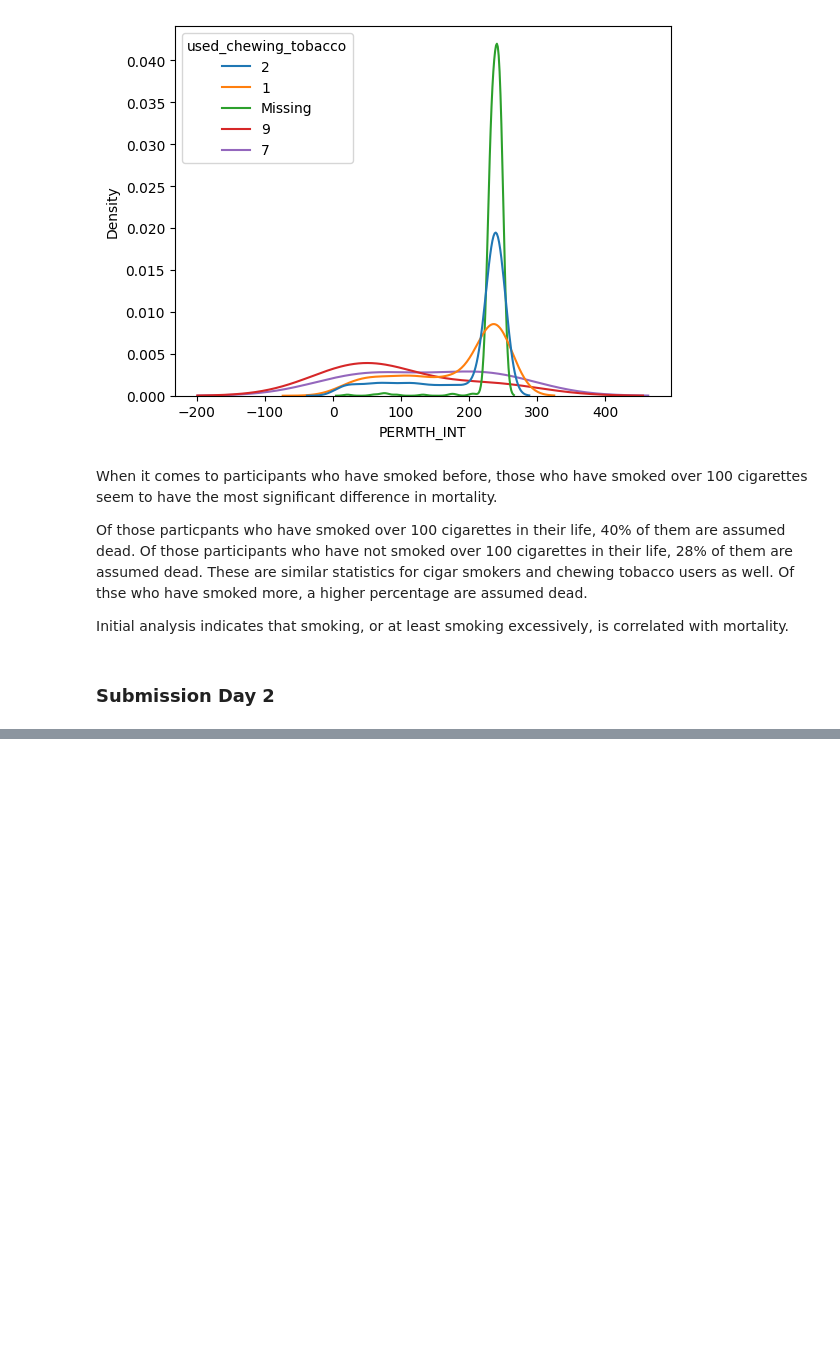
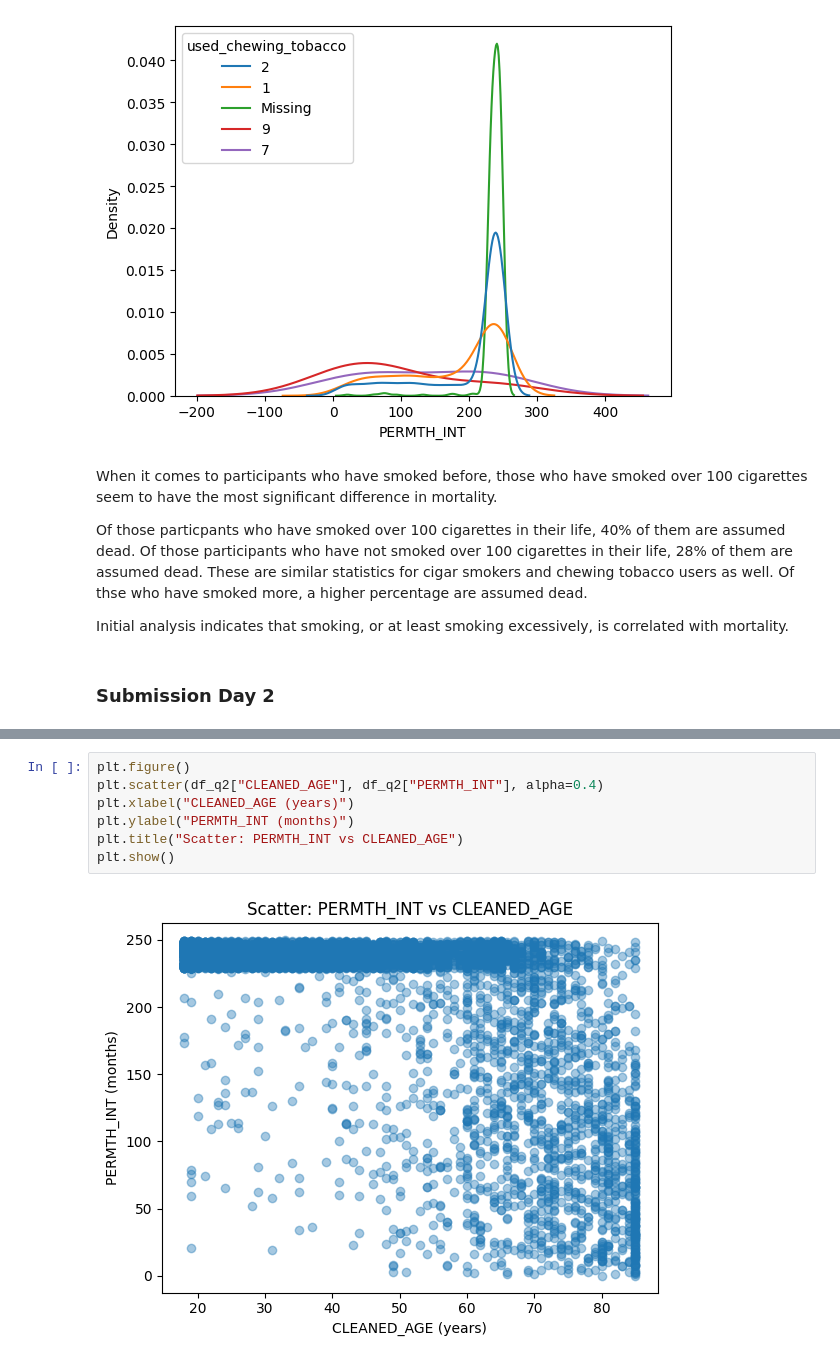
Before and after one commit to kenny507/undergrad_ml_assignments, a Jupyter notebook: project_1_bsds.ipynb, the cells around one changed output, grey strips where cells are left out. Saved outputs shown, nothing was run; the diff lists cells and outputs as text; blank space fills up the shorter version.

```diff
--- a/project_1_bsds.ipynb
+++ b/project_1_bsds.ipynb
@@ -358,0 +486,9 @@ We selected age because it is the strongest baseline driver of mortality risk an
+# %%
+plt.figure()
+plt.scatter(df_q2["CLEANED_AGE"], df_q2["PERMTH_INT"], alpha=0.4)
+plt.xlabel("CLEANED_AGE (years)")
+plt.ylabel("PERMTH_INT (months)")
+plt.title("Scatter: PERMTH_INT vs CLEANED_AGE")
+plt.show()
+# %% [output]
+[figure, added]
```
Also changed, not shown: parts of 16 cells of this notebook.
